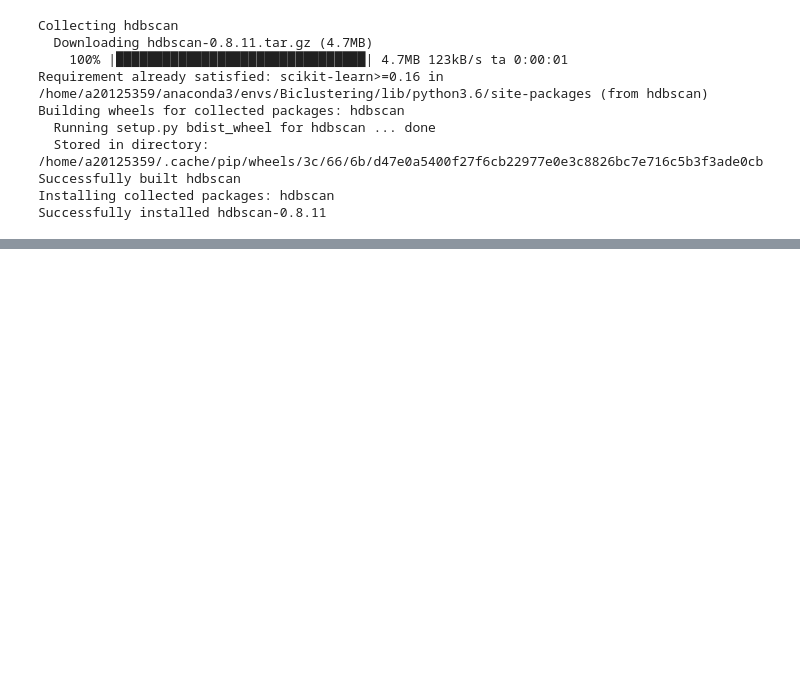
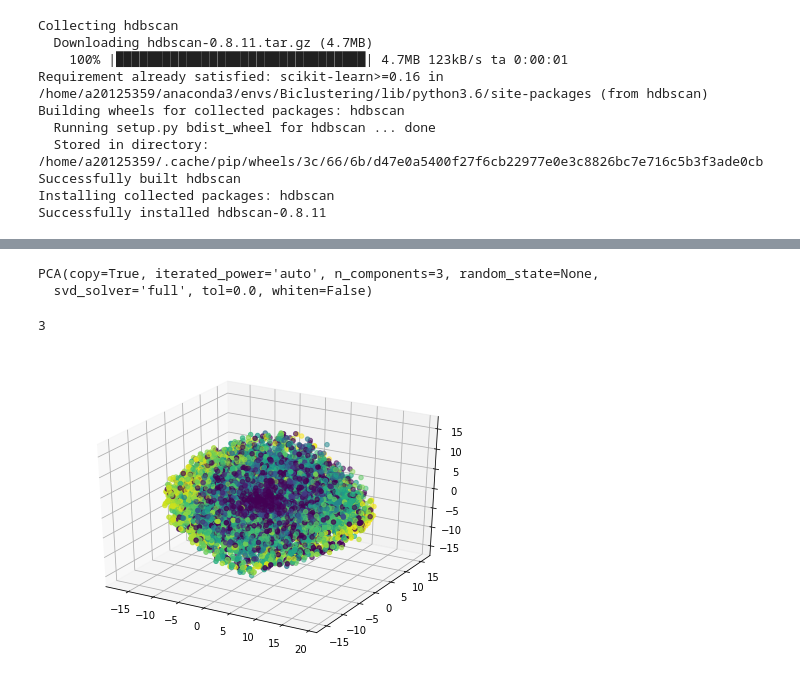
Before and after one commit to josechudev/GeneExpressionBiClustering, a Jupyter notebook: Notebooks/2.1 TT Clustering.ipynb, the cells around one changed output, grey strips where cells are left out. Drawn from its saved outputs; the diff is of its cells as text; code cells hidden in the pictures; blank space fills up the shorter version.

```diff
--- a/Notebooks/2.1 TT Clustering.ipynb
+++ b/Notebooks/2.1 TT Clustering.ipynb
@@ -66,0 +131,26 @@ clusterer.fit(ttTrain[ttTrain.columns[1:]])
+# %%
+from sklearn.decomposition import PCA
+pca = PCA(n_components=3, svd_solver='full')
+pca.fit(ttTrain[ttTrain.columns[1:]])
+# %% [output]
+PCA(copy=True, iterated_power='auto', n_components=3, random_state=None,
+  svd_solver='full', tol=0.0, whiten=False)
+# %%
+pca_3d = pca.transform(ttTrain[ttTrain.columns[1:]]).T
+# %%
+len(pca_3d)
+# %% [output]
+3
+# %%
+from matplotlib import pyplot
+from mpl_toolkits.mplot3d import Axes3D
+x=pca_3d[0]
+y=pca_3d[1]
+z=pca_3d[2]
+# %%
+fig = pyplot.figure()
+ax = Axes3D(fig)
+ax.scatter(x, y, z,c=clusterer.labels_)
+pyplot.show()
+# %% [output]
+[figure, added]
```
Also changed, not shown: parts of 10 cells of this notebook, 1 other file.
